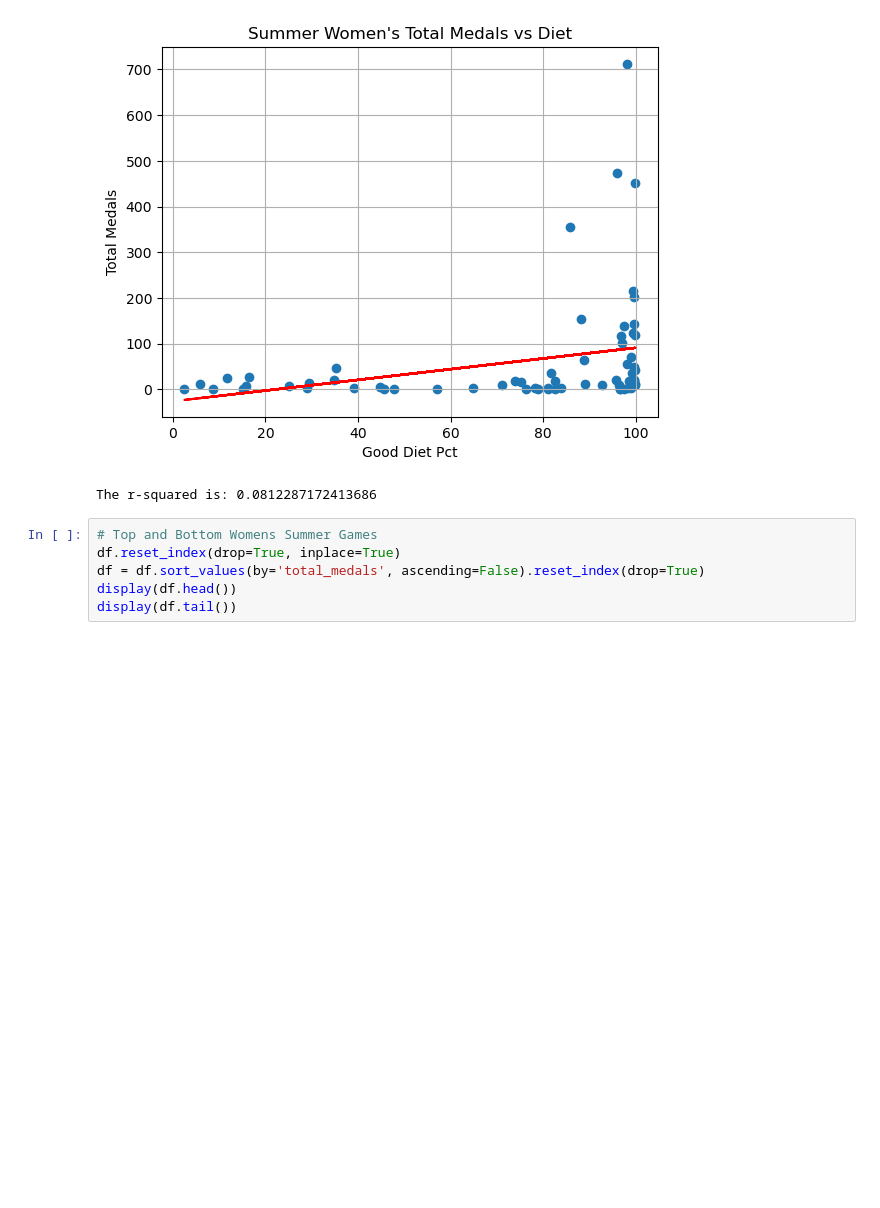
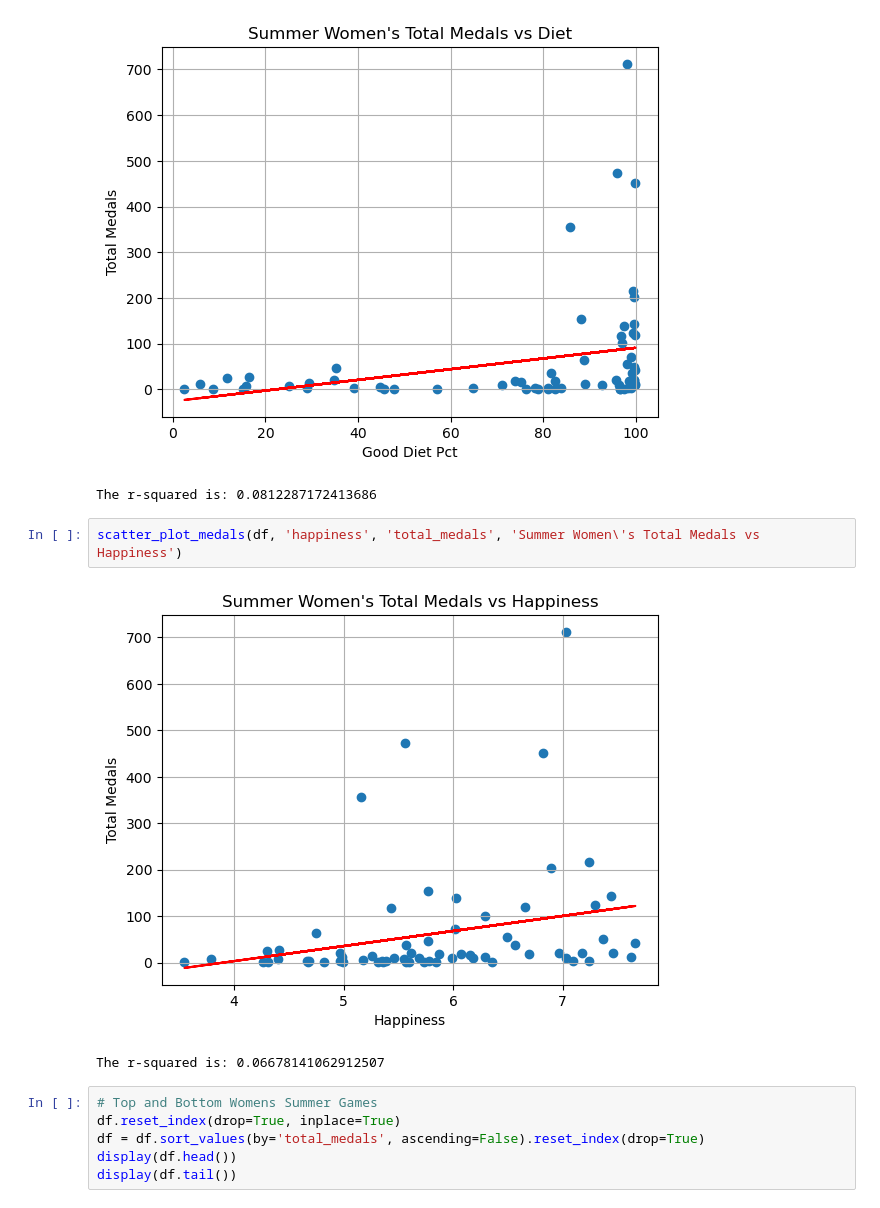
Before and after one commit to JimGile/group3-project1, a Jupyter notebook: src/jg_medal_type_correlation_with_games.ipynb, the cells around one changed output. Cells and saved outputs as stored; diff of their text form; blank space fills up the shorter version.

Commit message:
Updated scatter plots for Men/Women Summer/Winter Games

```diff
--- a/src/jg_medal_type_correlation_with_games.ipynb
+++ b/src/jg_medal_type_correlation_with_games.ipynb
@@ -120,6 +120,11 @@ scatter_plot_medals(df, 'good_diet_pct', 'total_medals', 'Summer Women\'s Total
 # %% [output]
 [figure]
 The r-squared is: 0.0812287172413686
+# %%
+scatter_plot_medals(df, 'happiness', 'total_medals', 'Summer Women\'s Total Medals vs Happiness')
+# %% [output]
+[figure, added]
+The r-squared is: 0.06678141062912507
 # %%
 # Top and Bottom Womens Summer Games
 df.reset_index(drop=True, inplace=True)
```
Also changed, not shown: parts of 7 cells of this notebook.
